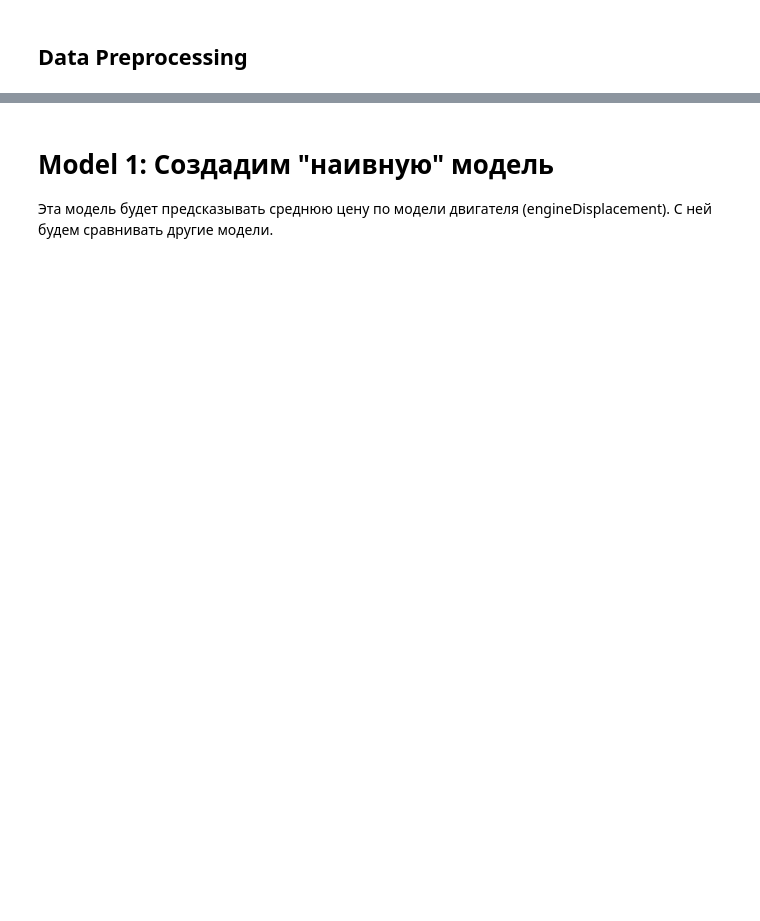
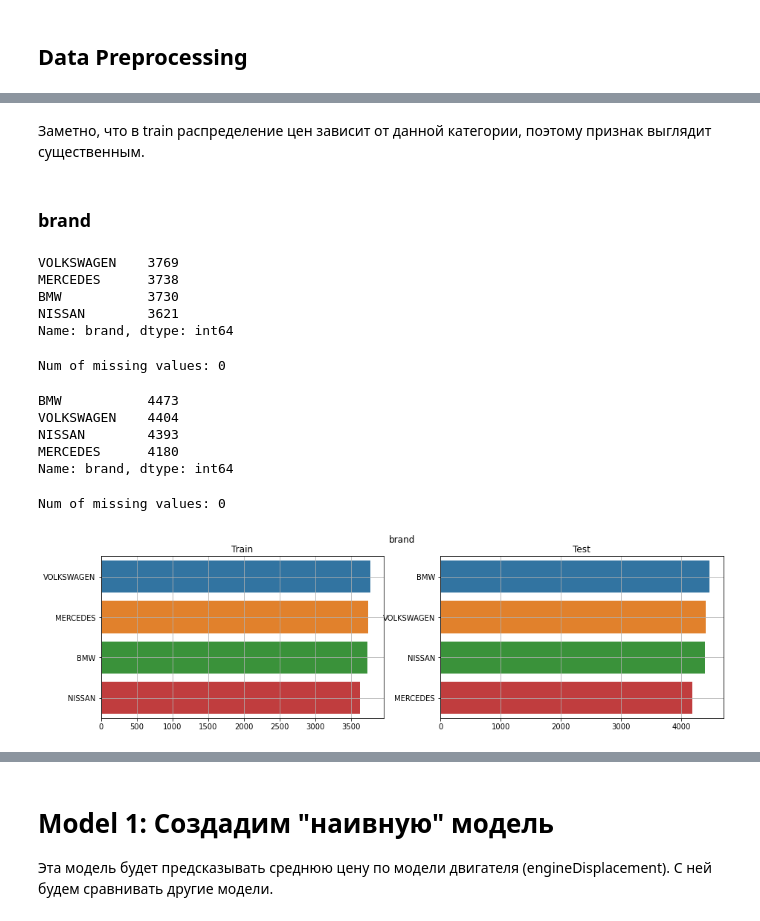
Before and after one commit to mshashanov/skillfactory_rds, a Jupyter notebook: module_5/car_price_prediction.ipynb, the cells around one changed output, grey strips where cells are left out. Cells and saved outputs as stored; diff of their text form; code cells hidden in the pictures; blank space fills up the shorter version.

```diff
--- a/module_5/car_price_prediction.ipynb
+++ b/module_5/car_price_prediction.ipynb
@@ -278,0 +181,23 @@ X_train, X_test, y_train, y_test = train_test_split(X, y, test_size=VAL_SIZE, sh
+# %% [markdown]
+Заметно, что в train распределение цен зависит от данной категории, поэтому признак выглядит существенным.
+# %% [markdown]
+### brand
+# %%
+col = 'brand'
+cm.print_col_info(train[col])
+cm.print_col_info(test[col])
+cm.plot_top_categories(train, test, col)
+# %% [output]
+VOLKSWAGEN    3769
+MERCEDES      3738
+BMW           3730
+NISSAN        3621
+Name: brand, dtype: int64
+Num of missing values: 0
+BMW           4473
+VOLKSWAGEN    4404
+NISSAN        4393
+MERCEDES      4180
+Name: brand, dtype: int64
+Num of missing values: 0
+[figure, added]
```
Also changed, not shown: parts of 193 cells of this notebook, 1 other file.
